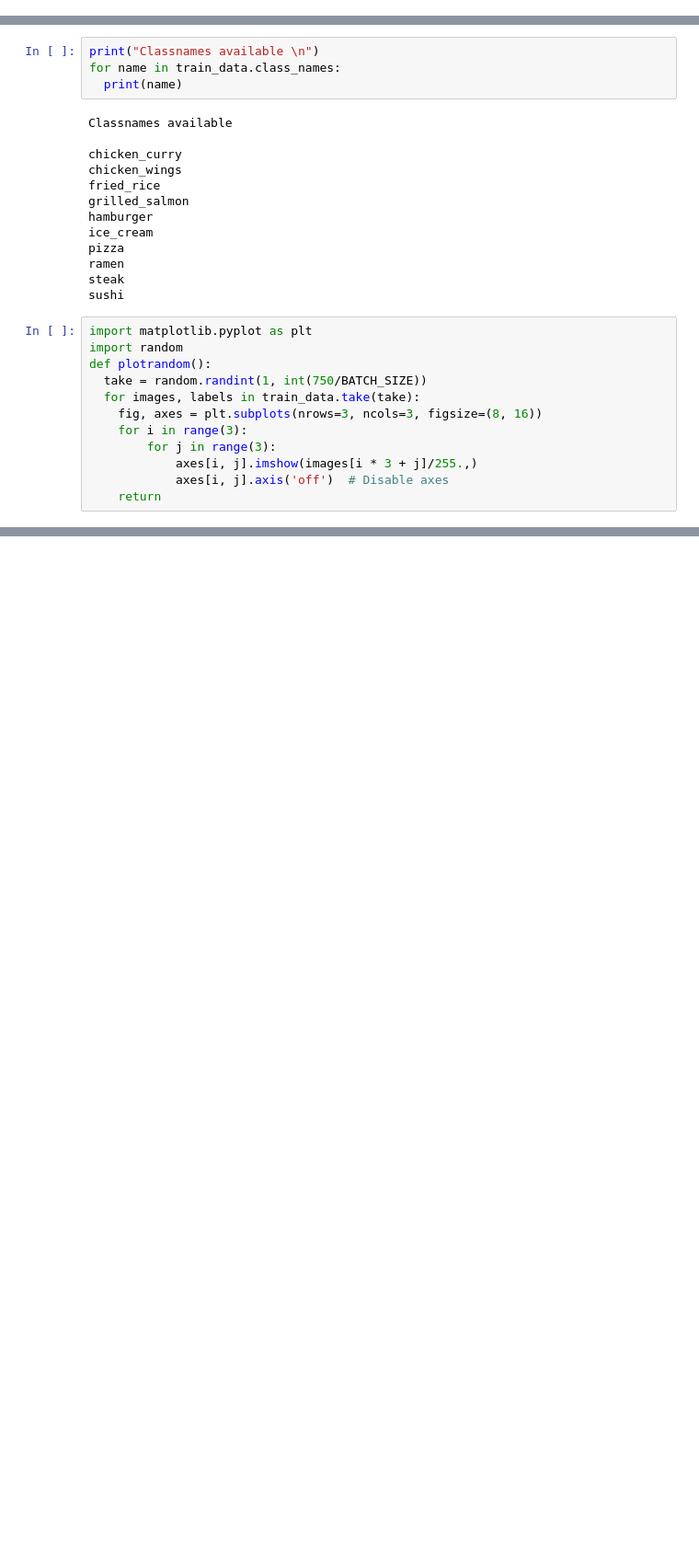
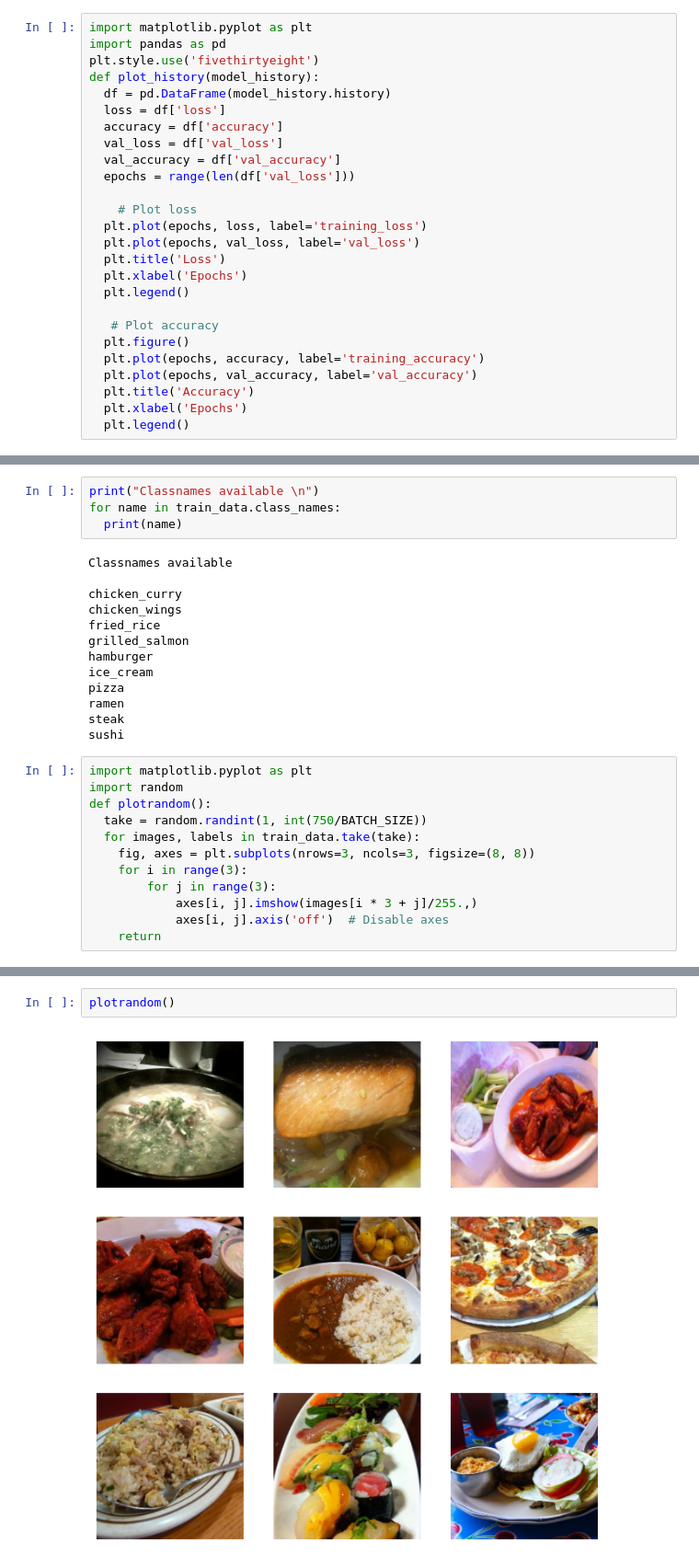
Before and after one commit to dibkb/tensorflow-udemy, a Jupyter notebook: Fine_Tuning.ipynb, the cells around one changed output, grey strips where cells are left out. Shown at 92% size. Drawn from its saved outputs; the diff is of its cells as text; blank space fills up the shorter version.

```diff
--- a/Fine_Tuning.ipynb
+++ b/Fine_Tuning.ipynb
@@ -12,6 +12,32 @@ def unzip_data(filename):
   zip_ref = zipfile.ZipFile(filename, "r")
   zip_ref.extractall()
   zip_ref.close()
+# %%
+import matplotlib.pyplot as plt
+import pandas as pd
+plt.style.use('fivethirtyeight')
+def plot_history(model_history):
+  df = pd.DataFrame(model_history.history)
+  loss = df['loss']
+  accuracy = df['accuracy']
+  val_loss = df['val_loss']
+  val_accuracy = df['val_accuracy']
+  epochs = range(len(df['val_loss']))
+
+    # Plot loss
+  plt.plot(epochs, loss, label='training_loss')
+  plt.plot(epochs, val_loss, label='val_loss')
+  plt.title('Loss')
+  plt.xlabel('Epochs')
+  plt.legend()
+
+   # Plot accuracy
+  plt.figure()
+  plt.plot(epochs, accuracy, label='training_accuracy')
+  plt.plot(epochs, val_accuracy, label='val_accuracy')
+  plt.title('Accuracy')
+  plt.xlabel('Epochs')
+  plt.legend()
 # %%
 # Get 10% of the data of the 10 classes
 !wget https://storage.googleapis.com/ztm_tf_course/food_vision/10_food_classes_10_percent.zip
@@ -73,7 +99,7 @@ import random
 def plotrandom():
   take = random.randint(1, int(750/BATCH_SIZE))
   for images, labels in train_data.take(take):
-    fig, axes = plt.subplots(nrows=3, ncols=3, figsize=(8, 16))
+    fig, axes = plt.subplots(nrows=3, ncols=3, figsize=(8, 8))
     for i in range(3):
         for j in range(3):
             axes[i, j].imshow(images[i * 3 + j]/255.,)
@@ -85,0 +112,4 @@ plotrandom()
+# %%
+plotrandom()
+# %% [output]
+[figure, added]
```
Also changed, not shown: parts of 6 cells of this notebook.
